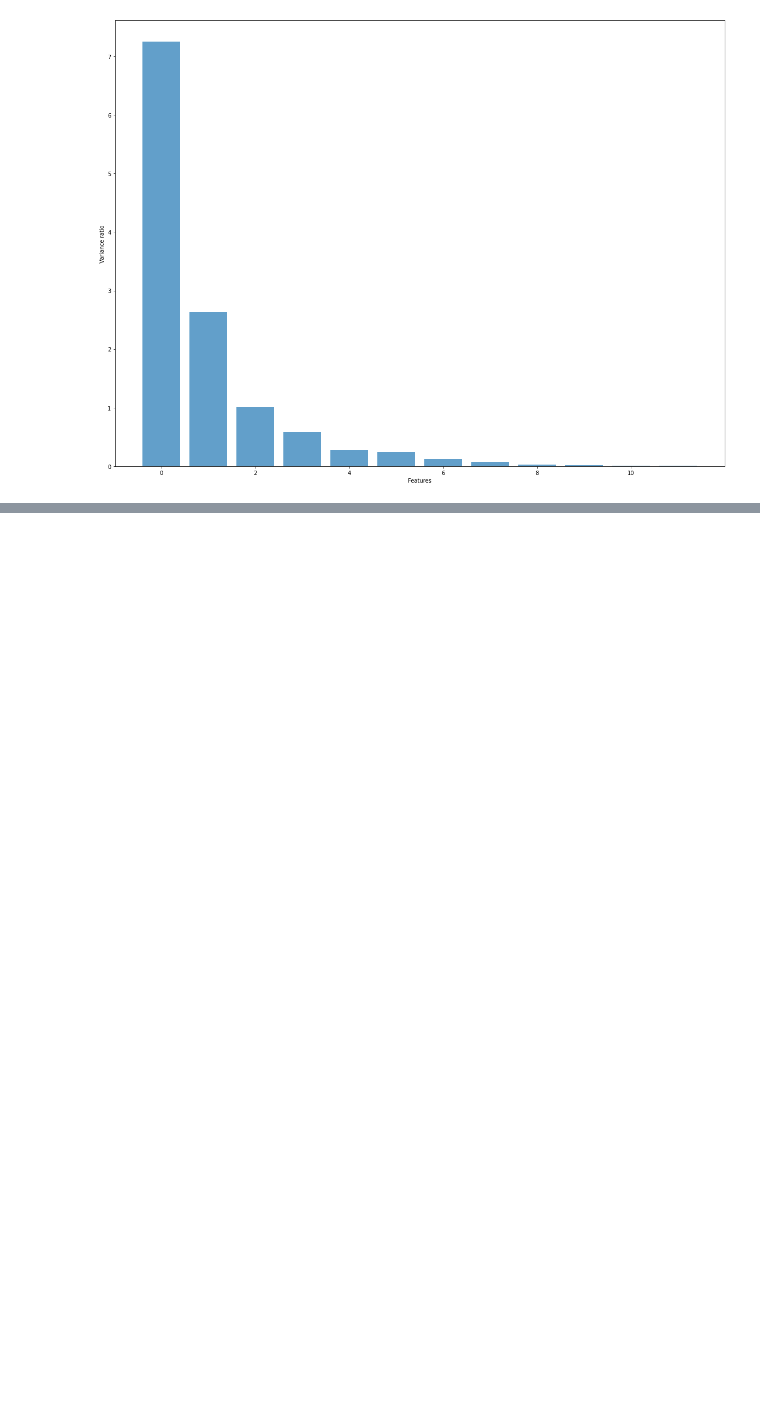
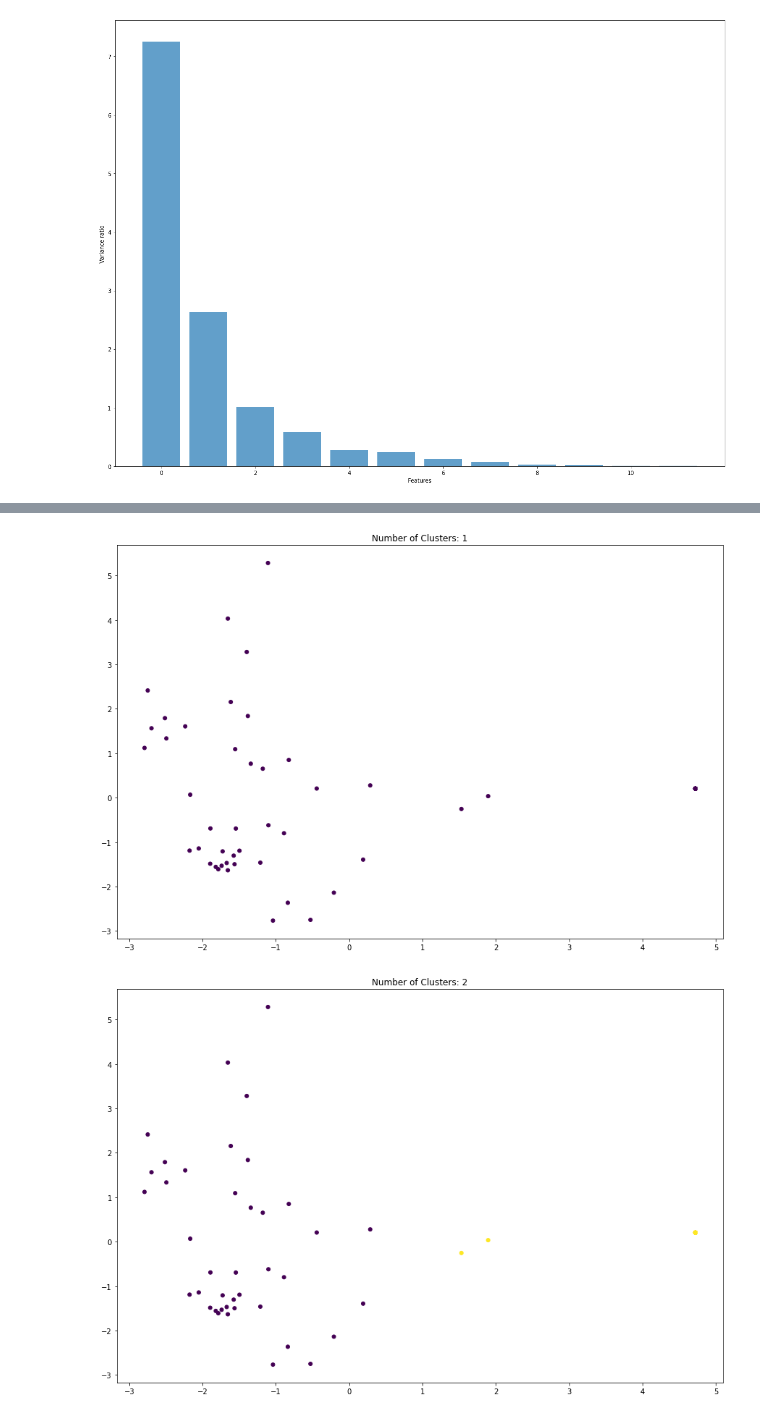
Before and after one commit to MarianoFernandez0/Proyecto-, a Jupyter notebook: development/clustering/PCA.ipynb, the cells around one changed output, grey strips where cells are left out. Cells and saved outputs as stored; diff of their text form; code cells hidden in the pictures; blank space fills up the shorter version.

Commit message:
kmeans

```diff
--- a/development/clustering/PCA.ipynb
+++ b/development/clustering/PCA.ipynb
@@ -55,0 +57,10 @@ plt.show()
+# %%
+for i in range(1, 7):
+    plt.figure(figsize=(15, 10))
+    y_pred = KMeans(n_clusters=i).fit_predict(measures_scaled)
+    plt.scatter(measures_scaled[:, 0], measures_scaled[:, 1], c=y_pred, s=25)
+    plt.title(f"Number of Clusters: {i}")
+plt.show();
+# %% [output]
+[figure, added]
+[figure, added]
```
Also changed, not shown: parts of 4 cells of this notebook, 1 other file.
